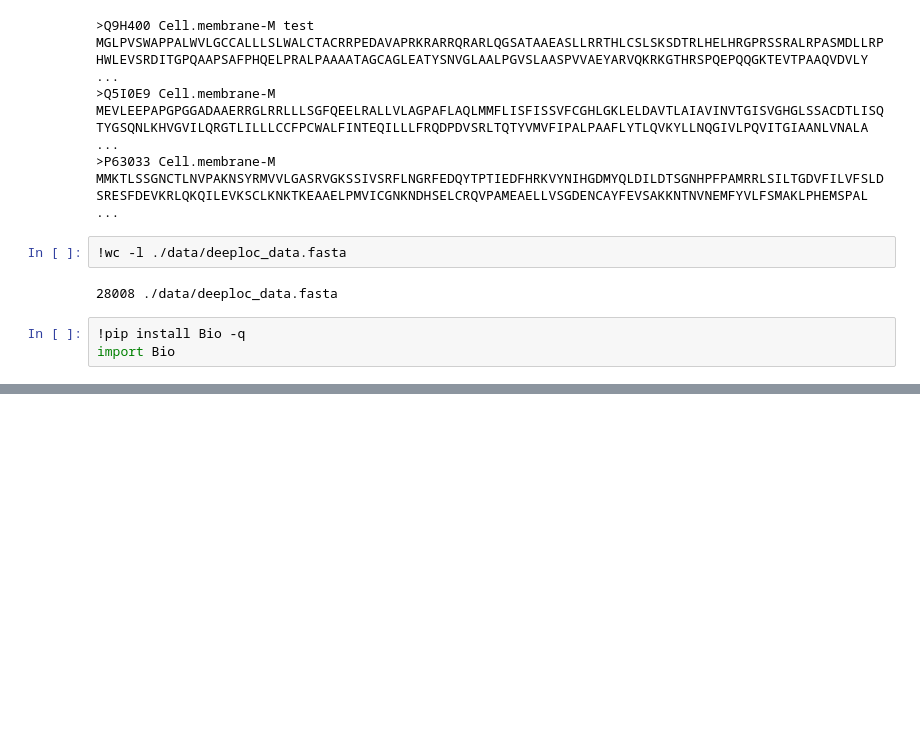
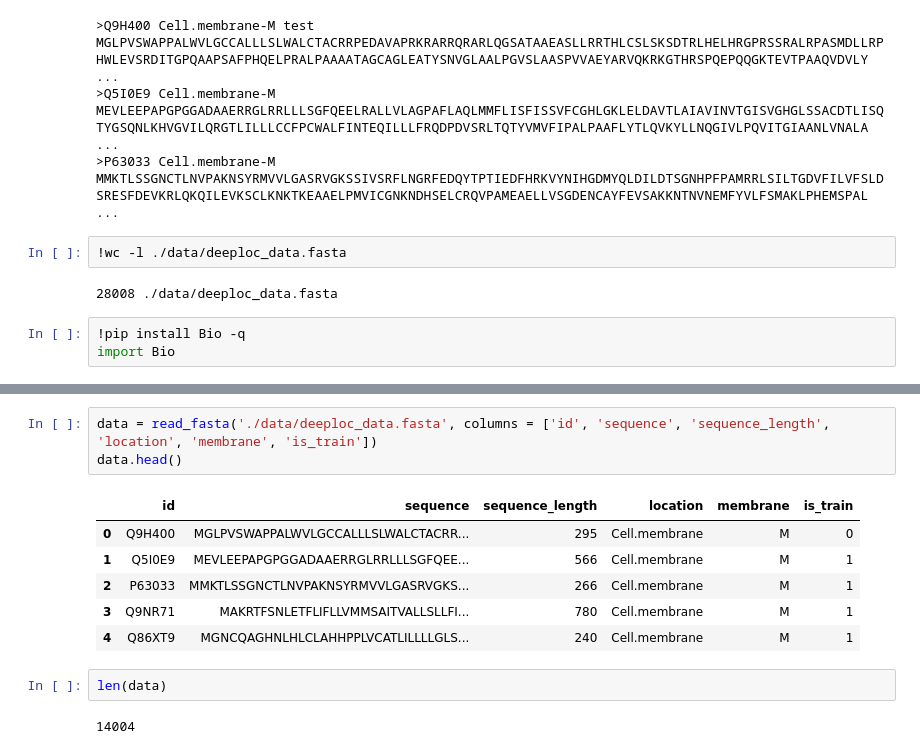
Before and after one commit to yoshimethod/bioinformatics, a Jupyter notebook: bioinformatics_pr5.ipynb, the cells around one changed output, grey strips where cells are left out. Saved outputs shown, nothing was run; the diff lists cells and outputs as text; blank space fills up the shorter version.

```diff
--- a/bioinformatics_pr5.ipynb
+++ b/bioinformatics_pr5.ipynb
@@ -59,0 +83,14 @@ import Bio
+# %%
+data = read_fasta('./data/deeploc_data.fasta', columns = ['id', 'sequence', 'sequence_length', 'location', 'membrane', 'is_train'])
+data.head()
+# %% [output]
+|  | id | sequence | sequence_length | location | membrane | is_train |
+| 0 | Q9H400 | MGLPVSWAPPALWVLGCCALLLSLWALCTACRR... | 295 | Cell.membrane | M | 0 |
+| 1 | Q5I0E9 | MEVLEEPAPGPGGADAAERRGLRRLLLSGFQEE... | 566 | Cell.membrane | M | 1 |
+| 2 | P63033 | MMKTLSSGNCTLNVPAKNSYRMVVLGASRVGKS... | 266 | Cell.membrane | M | 1 |
+| 3 | Q9NR71 | MAKRTFSNLETFLIFLLVMMSAITVALLSLLFI... | 780 | Cell.membrane | M | 1 |
+| 4 | Q86XT9 | MGNCQAGHNLHLCLAHHPPLVCATLILLLLGLS... | 240 | Cell.membrane | M | 1 |
+# %%
+len(data)
+# %% [output]
+14004
```
Also changed, not shown: parts of 4 cells of this notebook.
